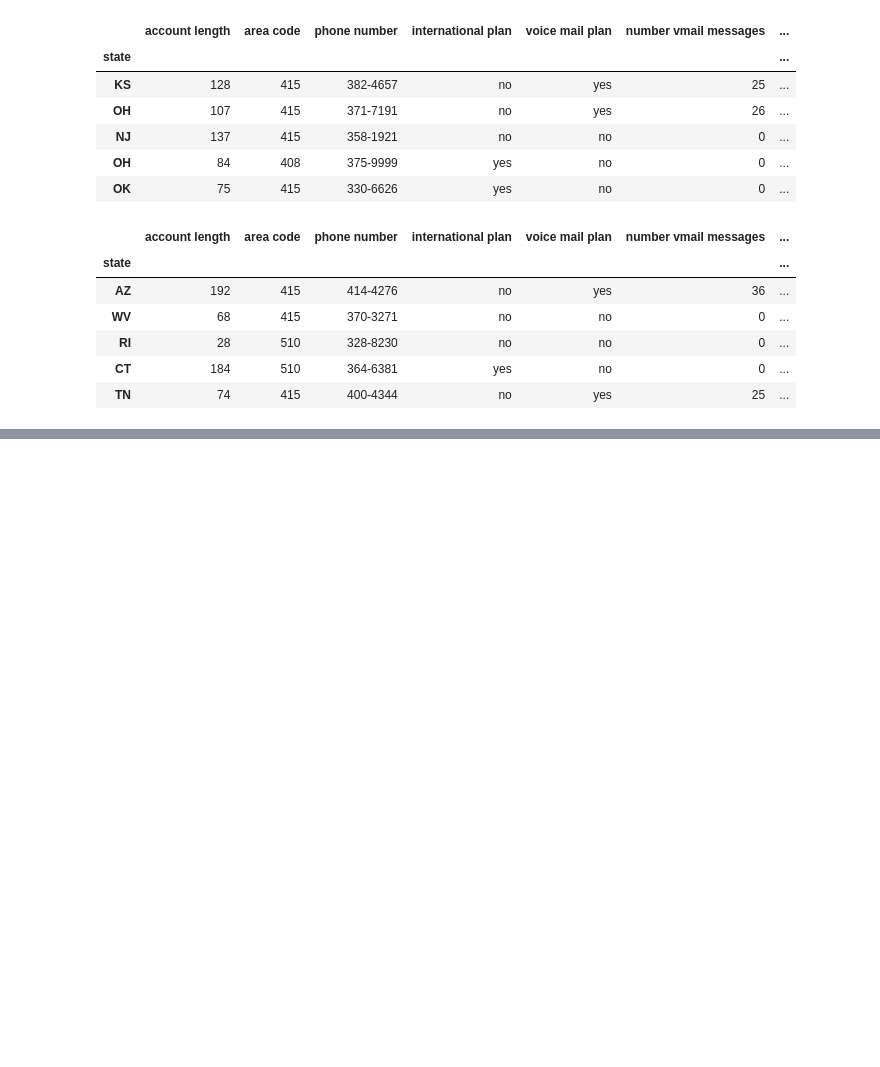
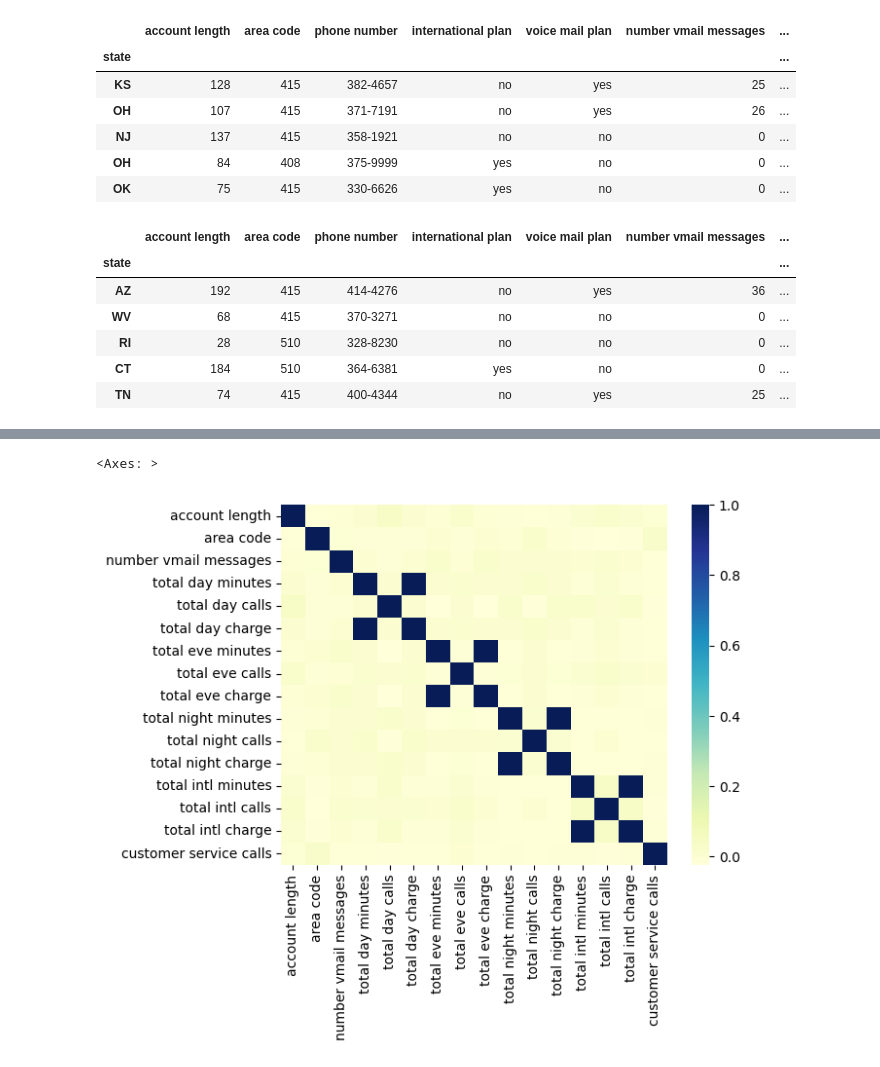
Before and after one commit to Kevan-Muthomi/PhaseThreeProject, a Jupyter notebook: index.ipynb, the cells around one changed output, grey strips where cells are left out. Drawn from its saved outputs; the diff is of its cells as text; code cells hidden in the pictures; blank space fills up the shorter version.

```diff
--- a/index.ipynb
+++ b/index.ipynb
@@ -48,0 +211,7 @@ df.tail()
+# %%
+#Which numerical values have the highest degree of correlation
+numeric_feats = df.dtypes[(df.dtypes != 'object') & (df.dtypes != 'bool')].index
+sns.heatmap(df[numeric_feats].corr(), cmap="YlGnBu")
+# %% [output]
+<Axes: >
+[figure, added]
```
Also changed, not shown: parts of 22 cells of this notebook.
